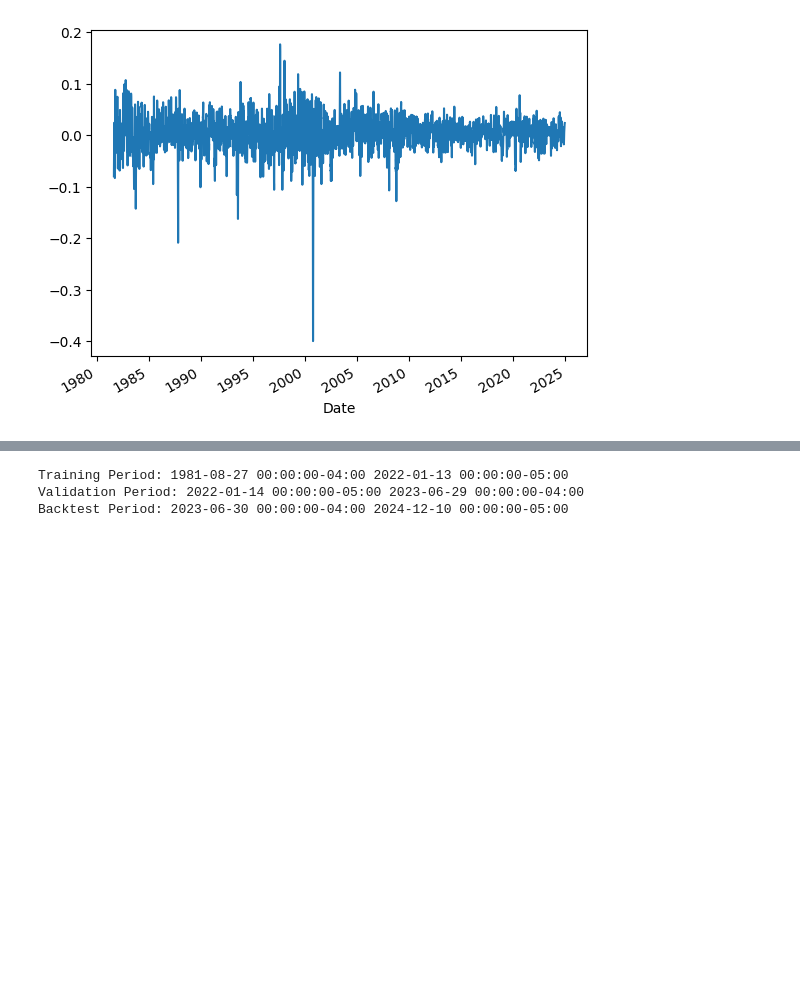
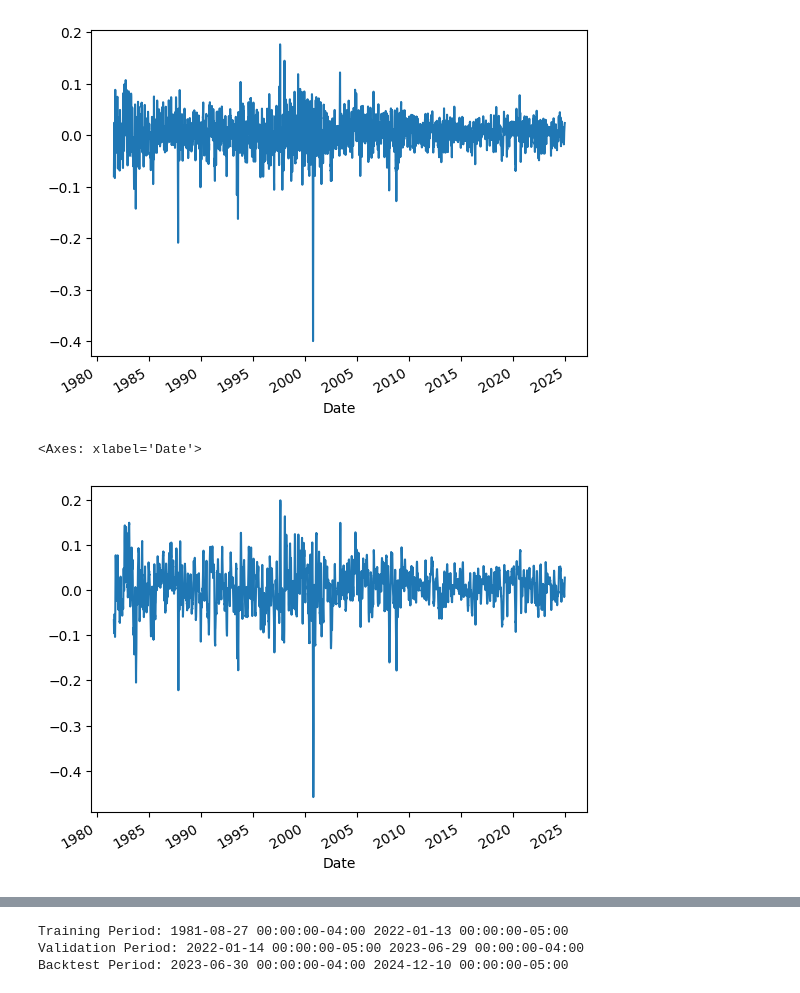
Before and after one commit to egeatmaca/stock_price_prediction, a Jupyter notebook: transformers_and_lstm.ipynb, the cells around one changed output, grey strips where cells are left out. Drawn from its saved outputs; the diff is of its cells as text; code cells hidden in the pictures; blank space fills up the shorter version.

```diff
--- a/transformers_and_lstm.ipynb
+++ b/transformers_and_lstm.ipynb
@@ -82,6 +84,25 @@ df = df[[# 'MA_3', 'MA_7', 'MA_14', 'MA_30',
         'Return']].dropna()
 
 TARGET_VAL = 'Return'
+# %%
+def calculate_features(historical_data):
+    df = historical_data.copy()
+    df['Return'] = df['Close'].pct_change()
+    df['MA_3'] = df['Close'].rolling(window=3).mean()
+    df['MA_7'] = df['Close'].rolling(window=7).mean()
+    df['MA_14'] = df['Close'].rolling(window=14).mean()
+    df['MA_30'] = df['Close'].rolling(window=30).mean()
+    df['MA_90'] = df['Close'].rolling(window=90).mean()
+    df['MA_Factor_1_3'] = (df['Close'] - df['MA_3']) / df['MA_3']
+    df['MA_Factor_3_7'] = (df['MA_3'] - df['MA_7']) / df['MA_7']
+    df['MA_Factor_7_14'] = (df['MA_7'] - df['MA_14']) / df['MA_14']
+    df['MA_Factor_14_30'] = (df['MA_14'] - df['MA_30']) / df['MA_30']
+    df['MA_Factor_30_90'] = (df['MA_30'] - df['MA_90']) / df['MA_90']
+    cols = ['MA_Factor_1_3', 'MA_Factor_3_7', 'MA_Factor_7_14', 'MA_Factor_14_30', 'MA_Factor_30_90','Return']
+    df = df[cols].dropna()
+    return df
+# %%
+df = calculate_features(historical_data)
 # %%
 df.head()
 # %% [output]
@@ -124,3 +145,8 @@ df.MA_Factor_7_14.plot()
 # %% [output]
 <Axes: xlabel='Date'>
 [figure]
+# %%
+df.MA_Factor_14_30.plot()
+# %% [output]
+<Axes: xlabel='Date'>
+[figure, added]
```
Also changed, not shown: parts of 16 cells of this notebook, 6 other files.
